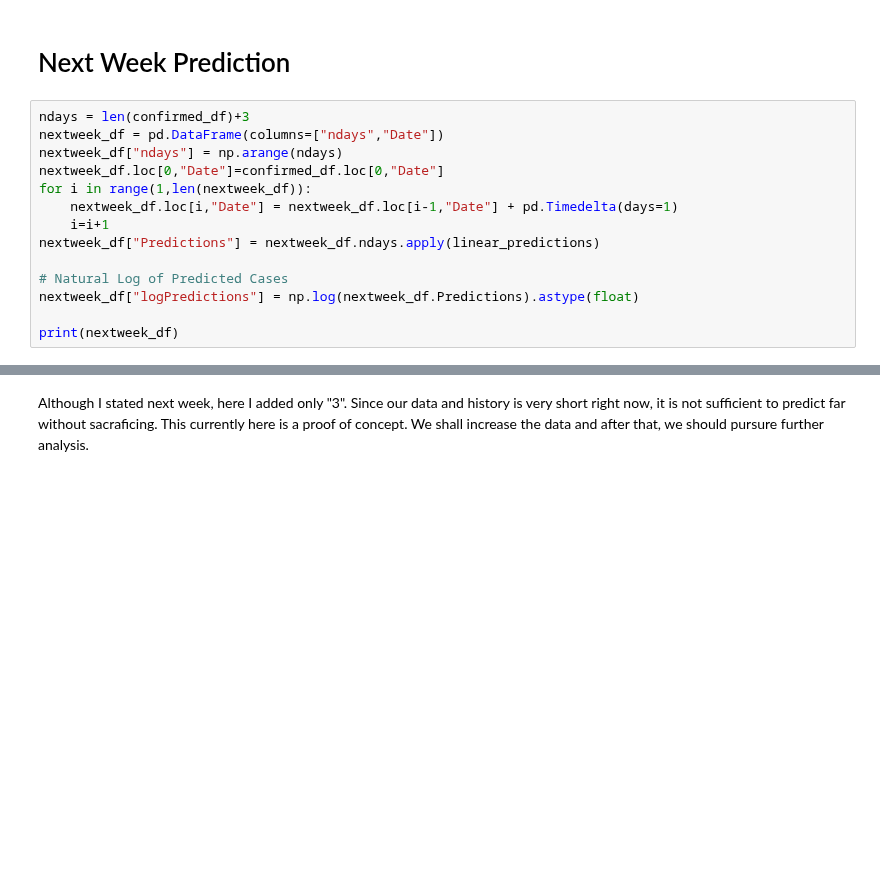
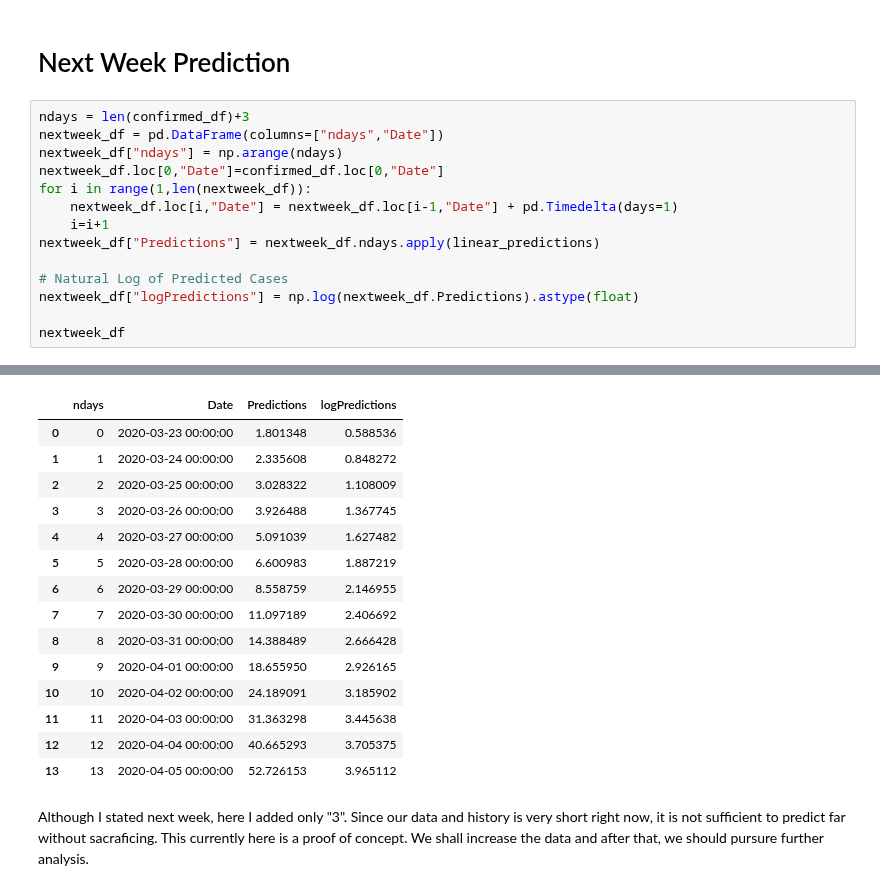
Before and after one commit to finerbrighterlighter/myanmar_covid19, a Jupyter notebook: exponential_growth.ipynb, the cells around one changed output, grey strips where cells are left out. Cells and saved outputs as stored; diff of their text form; blank space fills up the shorter version.

```diff
--- a/exponential_growth.ipynb
+++ b/exponential_growth.ipynb
@@ -265,5 +295,5 @@ nextweek_df["Predictions"] = nextweek_df.ndays.apply(linear_predictions)
 # Natural Log of Predicted Cases
 nextweek_df["logPredictions"] = np.log(nextweek_df.Predictions).astype(float)
 
-print(nextweek_df)
+nextweek_df
 # %% [output]
@@ -285,3 +300,18 @@ print(nextweek_df)
+|  | ndays | Date | Predictions | logPredictions |
+| 0 | 0 | 2020-03-23 00:00:00 | 1.801348 | 0.588536 |
+| 1 | 1 | 2020-03-24 00:00:00 | 2.335608 | 0.848272 |
+| 2 | 2 | 2020-03-25 00:00:00 | 3.028322 | 1.108009 |
+| 3 | 3 | 2020-03-26 00:00:00 | 3.926488 | 1.367745 |
+| 4 | 4 | 2020-03-27 00:00:00 | 5.091039 | 1.627482 |
+| 5 | 5 | 2020-03-28 00:00:00 | 6.600983 | 1.887219 |
+| 6 | 6 | 2020-03-29 00:00:00 | 8.558759 | 2.146955 |
+| 7 | 7 | 2020-03-30 00:00:00 | 11.097189 | 2.406692 |
+| 8 | 8 | 2020-03-31 00:00:00 | 14.388489 | 2.666428 |
+| 9 | 9 | 2020-04-01 00:00:00 | 18.655950 | 2.926165 |
+| 10 | 10 | 2020-04-02 00:00:00 | 24.189091 | 3.185902 |
+| 11 | 11 | 2020-04-03 00:00:00 | 31.363298 | 3.445638 |
+| 12 | 12 | 2020-04-04 00:00:00 | 40.665293 | 3.705375 |
+| 13 | 13 | 2020-04-05 00:00:00 | 52.726153 | 3.965112 |
 # %% [markdown]
 Although I stated next week, here I added only "3". Since our data and history is very short right now, it is not sufficient to predict far without sacraficing. This currently here is a proof of concept. We shall increase the data and after that, we should pursure further analysis.
 # %% [markdown]
```
Also changed, not shown: parts of 16 cells of this notebook.
